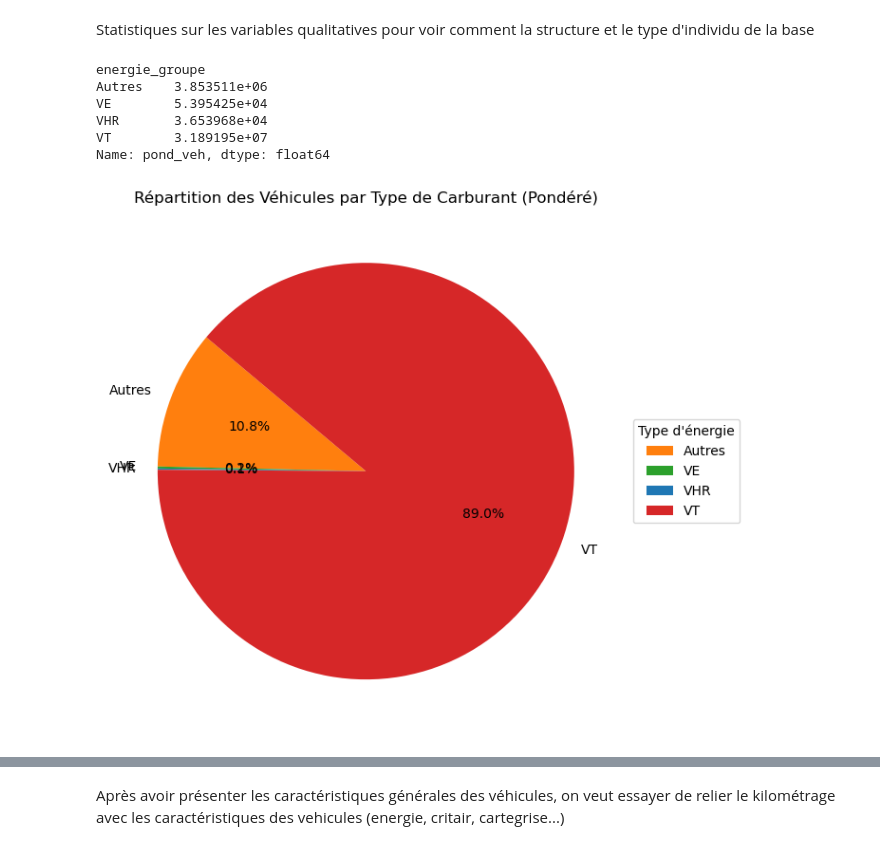
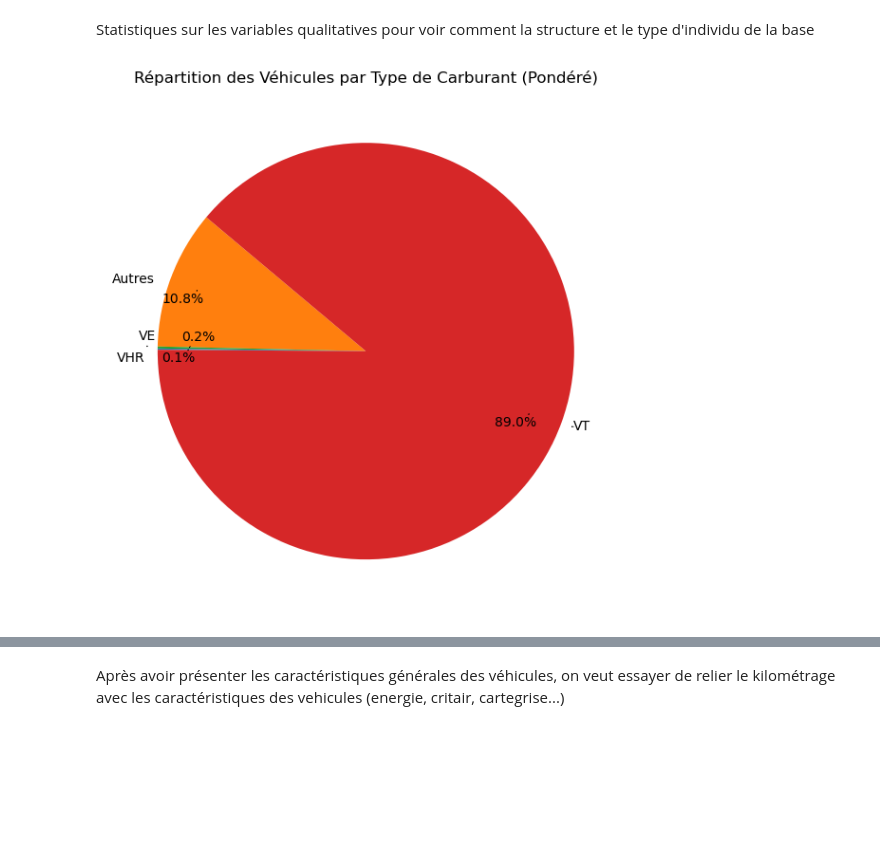
Before and after one commit to HugoMorand/Statapp, a Jupyter notebook: StatDes/StatDes.ipynb, the cells around one changed output, grey strips where cells are left out. Saved outputs shown, nothing was run; the diff lists cells and outputs as text; code cells hidden in the pictures; blank space fills up the shorter version.

Commit message:
graphe couleurs ok

```diff
--- a/StatDes/StatDes.ipynb
+++ b/StatDes/StatDes.ipynb
@@ -48,7 +48,7 @@ df_voit["energie_groupe"] = df_voit["energie_statinfo"].apply(lambda x:
 
 df_voit["energie_cartegrise"] = df_voit["energie_fin"].apply(lambda x:
                                            "Gazole" if x  in ["GH","GO"] else
-                                           "Essence" if x == ["EH","ES"]  else
+                                           "Essence" if x in ["EH","ES"]  else
                                            "VHR" if x =="EE" else
                                            "VE" if x == "EL" else
                                            "Autres")
@@ -96,33 +96,36 @@ max       151260.830720     84.000000
 # %% [markdown]
 Statistiques sur les variables qualitatives pour voir comment la structure et le type d'individu de la base
 # %%
-# Définition des couleurs par catégorie
+# Définition des couleurs
 couleurs = {
-    "VHR": "#1f77b4",   # Bleu
-    "VT": "#d62728",  # Rpuge
+    "VHR": "#1f77b4",    # Bleu
+    "VT": "#d62728",     # Rouge
     "VE": "#2ca02c",     # Vert
-    "Autres": "#ff7f0e"       # Orange
+    "Autres": "#ff7f0e"  # Orange
 }
 
-#Compter effectifs de chaque type de voiture pour la pop française
+# Compter les effectifs pondérés
 frequences_ponderees = df_voit.groupby("energie_groupe")["pond_veh"].sum()
-print(frequences_ponderees)
-# Tracer le camembert pondéré
+
+# Création du graphique
 plt.figure(figsize=(8, 6))
-plt.pie(frequences_ponderees,colors=[couleurs[c] for c in frequences_ponderees.index], labels=frequences_ponderees.index, autopct='%1.1f%%', startangle=140)
+wedges, texts, autotexts = plt.pie(
+    frequences_ponderees,
+    colors=[couleurs[c] for c in frequences_ponderees.index],
+    labels=frequences_ponderees.index,
+    autopct='%1.1f%%',  # Affiche tous les %
+    startangle=140,
+    pctdistance=0.85,  # Éloigne les % du centre
+    labeldistance=1.05,  # Éloigne les labels
+)
 
-# Ajouter une légende à côté
-plt.legend(frequences_ponderees.index, title="Type d'énergie", loc="center left", bbox_to_anchor=(1, 0.5))
+# Ajustement des textes pour éviter le chevauchement
+texts.extend(autotexts)  # Inclure les labels et pourcentages
+adjust_text(texts, only_move={'points': 'y', 'text': 'y'}, arrowprops=dict(arrowstyle="->", color='black', lw=0.5))
 
 plt.title("Répartition des Véhicules par Type de Carburant (Pondéré)")
 plt.tight_layout()
 plt.show()
 # %% [output]
-energie_groupe
-Autres    3.853511e+06
-VE        5.395425e+04
-VHR       3.653968e+04
-VT        3.189195e+07
-Name: pond_veh, dtype: float64
-[figure, old version]
+[figure, new version]
 # %%
```
Also changed, not shown: parts of 4 cells of this notebook.
